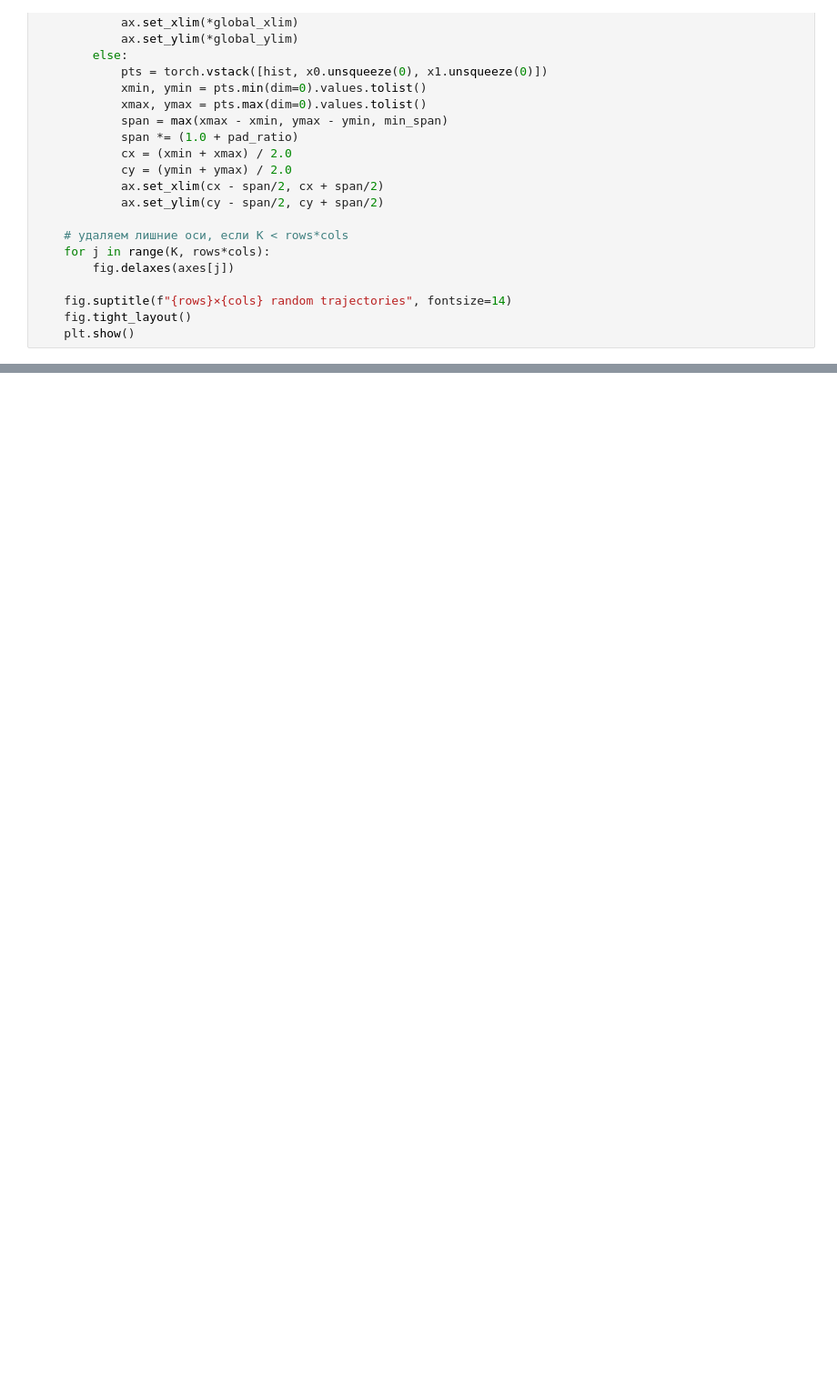
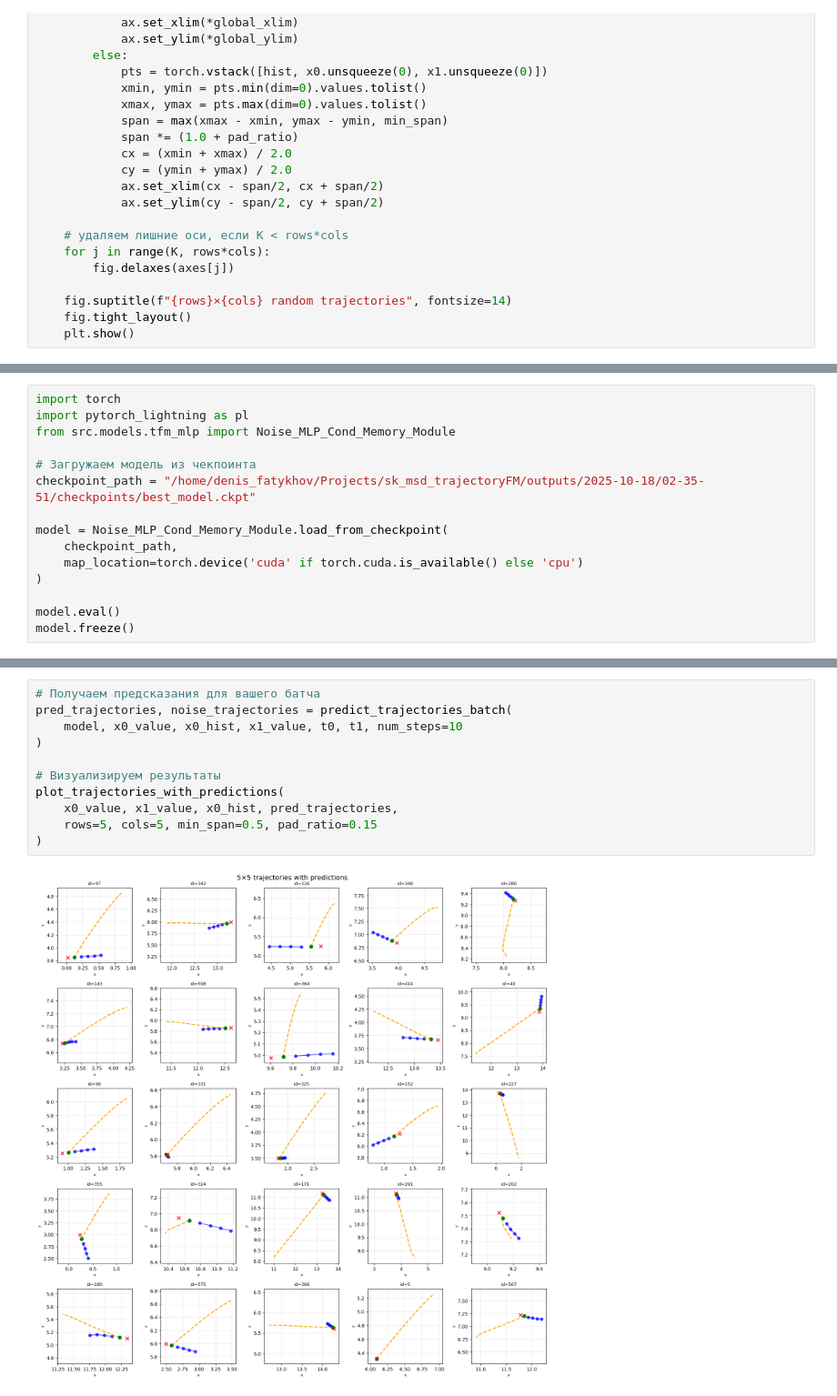
Before and after one commit to Fatyhich/sk_msd_trajectoryFM, a Jupyter notebook: notebooks/test_baseline.ipynb, the cells around one changed output, grey strips where cells are left out. Shown: that part at 91% size. Drawn from its saved outputs; the diff is of its cells as text; blank space fills up the shorter version.

```diff
--- a/notebooks/test_baseline.ipynb
+++ b/notebooks/test_baseline.ipynb
@@ -198,0 +200,15 @@ plot_trajectories_grid(x0_value, x1_value, x0_hist, rows=5, cols=5,
+# %%
+import torch
+import pytorch_lightning as pl
+from src.models.tfm_mlp import Noise_MLP_Cond_Memory_Module
+
+# Загружаем модель из чекпоинта
+checkpoint_path = "/home/denis_fatykhov/Projects/sk_msd_trajectoryFM/outputs/2025-10-18/02-35-51/checkpoints/best_model.ckpt"
+
+model = Noise_MLP_Cond_Memory_Module.load_from_checkpoint(
+    checkpoint_path,
+    map_location=torch.device('cuda' if torch.cuda.is_available() else 'cpu')
+)
+
+model.eval()
+model.freeze()
@@ -198,0 +367,13 @@ plot_trajectories_grid(x0_value, x1_value, x0_hist, rows=5, cols=5,
+# %%
+# Получаем предсказания для вашего батча
+pred_trajectories, noise_trajectories = predict_trajectories_batch(
+    model, x0_value, x0_hist, x1_value, t0, t1, num_steps=10
+)
+
+# Визуализируем результаты
+plot_trajectories_with_predictions(
+    x0_value, x1_value, x0_hist, pred_trajectories,
+    rows=5, cols=5, min_span=0.5, pad_ratio=0.15
+)
+# %% [output]
+[figure, added]
```
Also changed, not shown: parts of 5 cells of this notebook.
